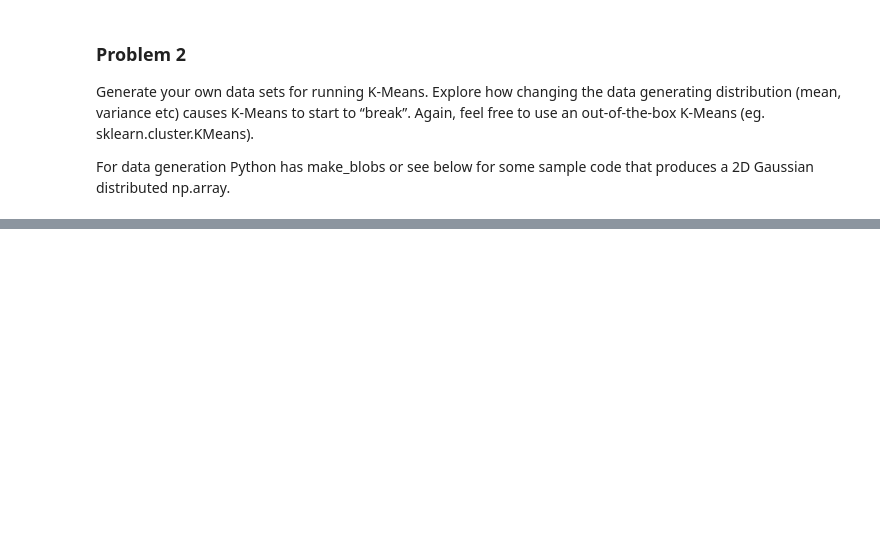
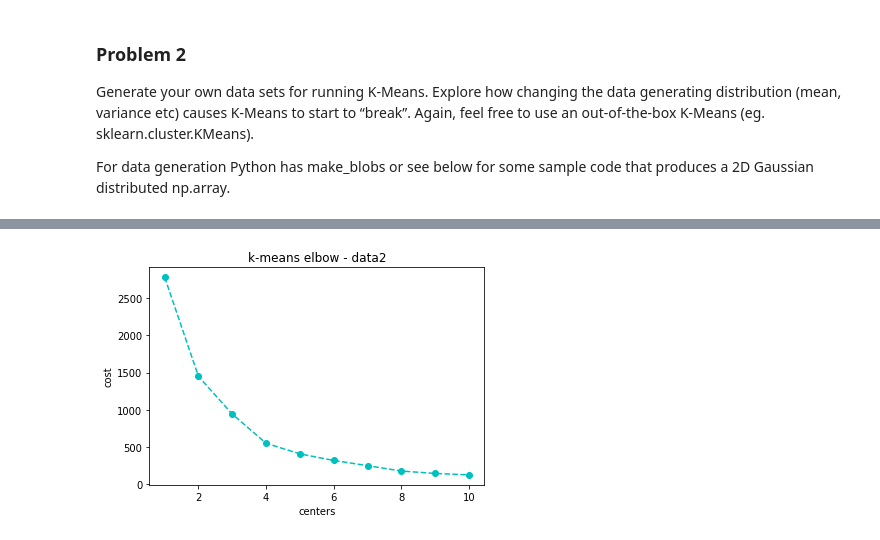
Before and after one commit to mkcyoung/clustering-2020, a Jupyter notebook: hw1/hw1.ipynb, the cells around one changed output, grey strips where cells are left out. Saved outputs shown, nothing was run; the diff lists cells and outputs as text; code cells hidden in the pictures; blank space fills up the shorter version.

```diff
--- a/hw1/hw1.ipynb
+++ b/hw1/hw1.ipynb
@@ -264,0 +305,28 @@ For data generation Python has make_blobs or see below for some sample code that
+# %%
+# Lets see how K-means performs, my guess is it won't do well :/
+# I'll first take a look at the costs to see what some potentially
+# good k values are
+
+X2 = D2[:,1:3].reshape(len(D2),2)
+# Calculate k-means costs
+costs_km2 = []
+y_km2 = []
+my_km =[]
+for i in range(1, 11):
+    km = KMeans(
+        n_clusters=i, init='random',
+        n_init=10, max_iter=300,
+        tol=1e-04, random_state=0
+    )
+    my_km.append(km)
+    km.fit(X2)
+    y_km2.append(km.fit_predict(X2))
+    costs_km2.append(km.inertia_)
+
+plt.plot(range(1,11),costs_km2,'--c',marker='o')
+plt.xlabel("centers")
+plt.ylabel("cost")
+plt.title("k-means elbow - data2")
+plt.show()
+# %% [output]
+[figure, added]
```
Also changed, not shown: parts of 7 cells of this notebook.
